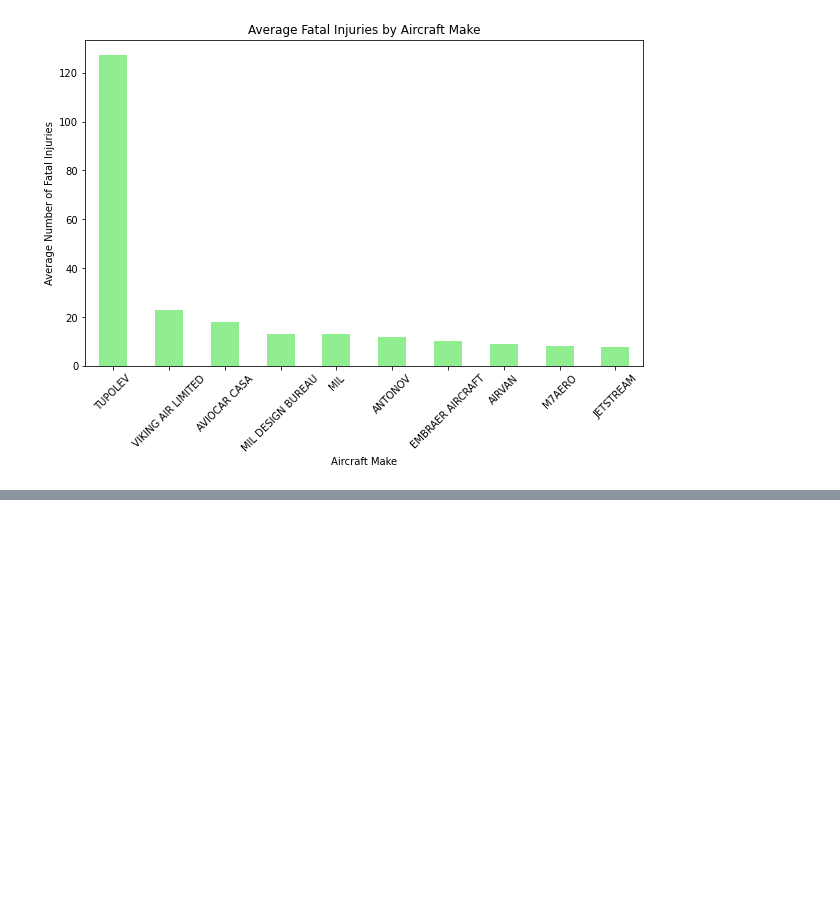
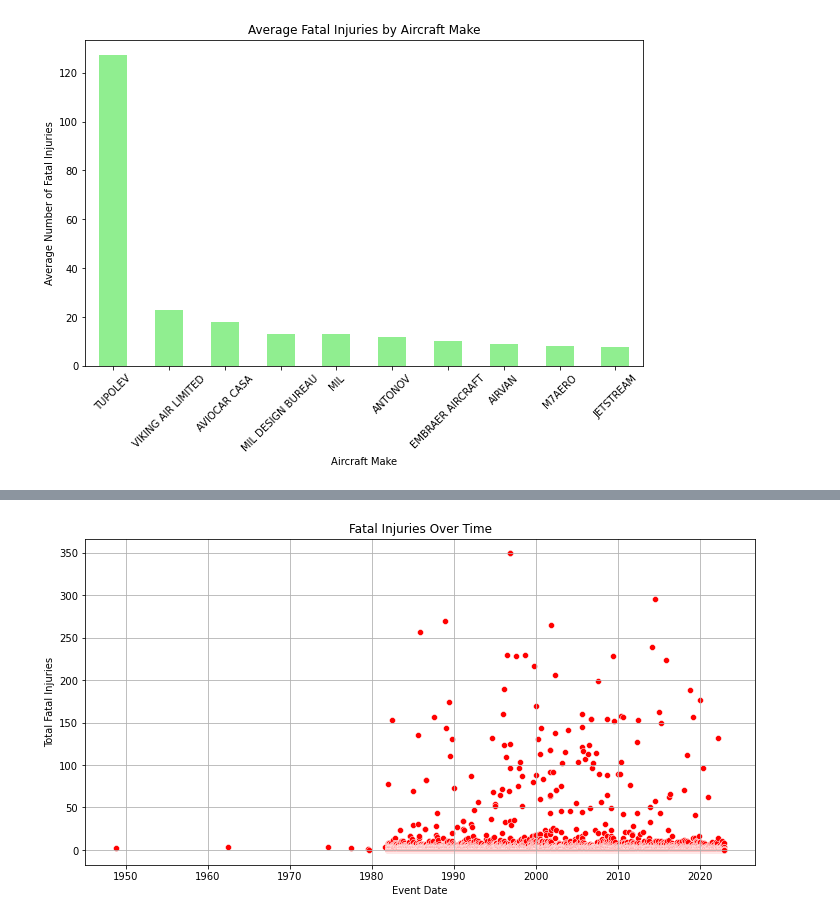
Before and after one commit to Otim135/PHASE_1-PROJECT, a Jupyter notebook: student.ipynb, the cells around one changed output, grey strips where cells are left out. Saved outputs shown, nothing was run; the diff lists cells and outputs as text; code cells hidden in the pictures; blank space fills up the shorter version.

```diff
--- a/student.ipynb
+++ b/student.ipynb
@@ -1092,0 +1165,16 @@ plt.show()
+# %%
+plt.figure(figsize=(12, 6))
+sns.scatterplot(
+    x='Event.Date',
+    y='Total.Fatal.Injuries',
+    data=aviation_data_cleaned,
+    color='red',
+
+)
+plt.title('Fatal Injuries Over Time')
+plt.xlabel('Event Date')
+plt.ylabel('Total Fatal Injuries')
+plt.grid(True)
+plt.show()
+# %% [output]
+[figure, added]
```
Also changed, not shown: parts of 10 cells of this notebook, 1 other file.
